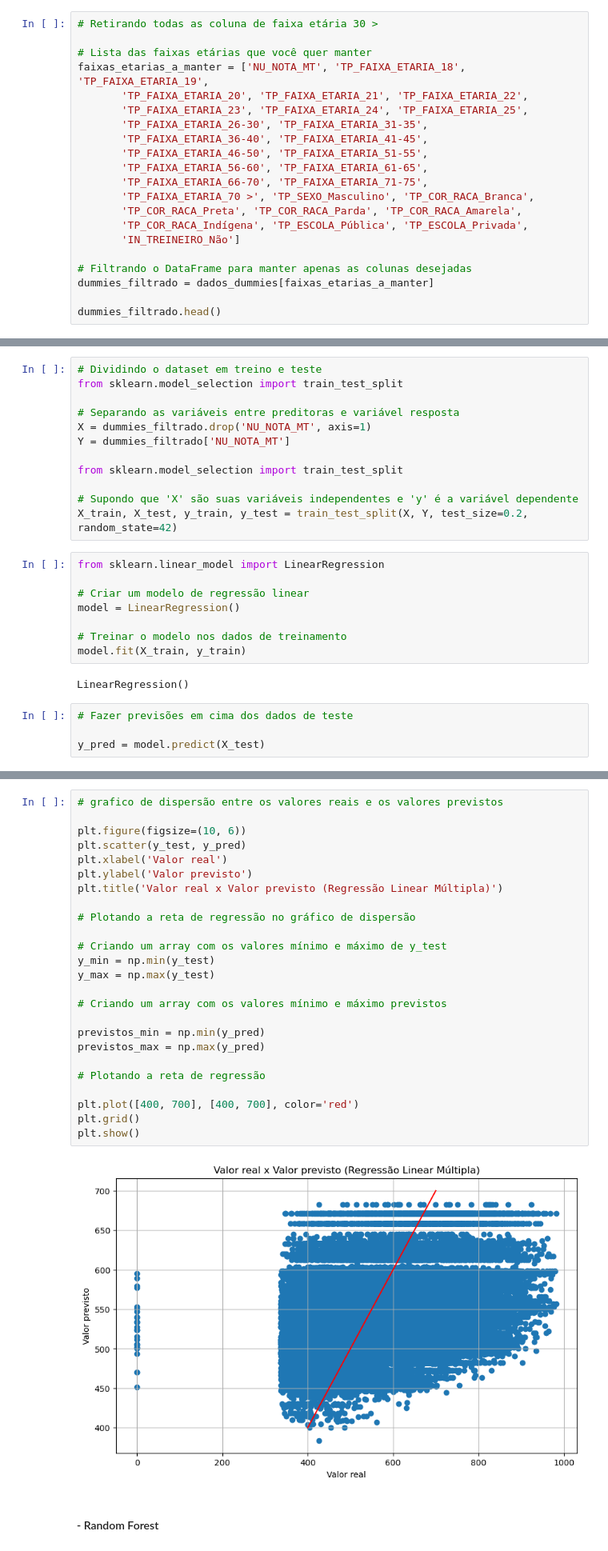
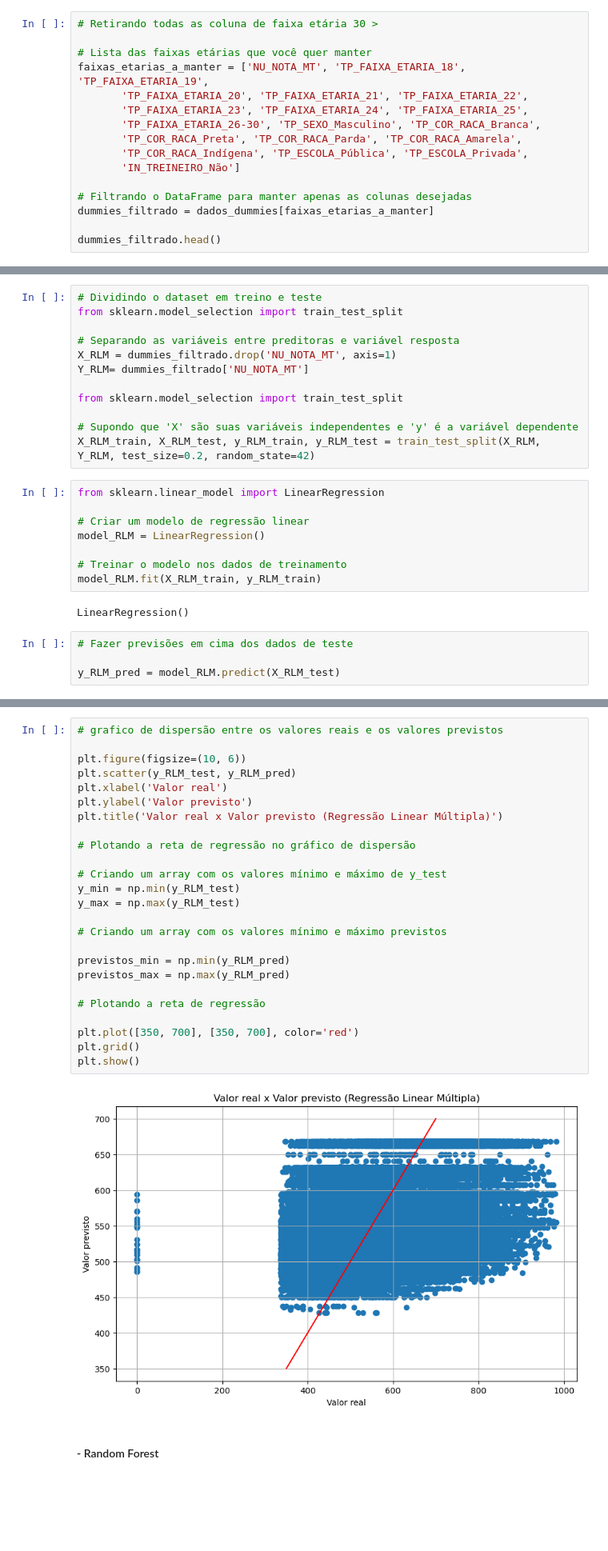
Before and after one commit to MateusMarinheiro18/Projeto-2-Ciencia-dos-Dados, a Jupyter notebook: principal.ipynb, the cells around one changed output, grey strips where cells are left out. Shown at 80% size. Cells and saved outputs as stored; diff of their text form; blank space fills up the shorter version.

```diff
--- a/principal.ipynb
+++ b/principal.ipynb
@@ -381,12 +375,7 @@ Index(['NU_NOTA_MT', 'TP_FAIXA_ETARIA_18', 'TP_FAIXA_ETARIA_19',
 faixas_etarias_a_manter = ['NU_NOTA_MT', 'TP_FAIXA_ETARIA_18', 'TP_FAIXA_ETARIA_19',
        'TP_FAIXA_ETARIA_20', 'TP_FAIXA_ETARIA_21', 'TP_FAIXA_ETARIA_22',
        'TP_FAIXA_ETARIA_23', 'TP_FAIXA_ETARIA_24', 'TP_FAIXA_ETARIA_25',
-       'TP_FAIXA_ETARIA_26-30', 'TP_FAIXA_ETARIA_31-35',
-       'TP_FAIXA_ETARIA_36-40', 'TP_FAIXA_ETARIA_41-45',
-       'TP_FAIXA_ETARIA_46-50', 'TP_FAIXA_ETARIA_51-55',
-       'TP_FAIXA_ETARIA_56-60', 'TP_FAIXA_ETARIA_61-65',
-       'TP_FAIXA_ETARIA_66-70', 'TP_FAIXA_ETARIA_71-75',
-       'TP_FAIXA_ETARIA_70 >', 'TP_SEXO_Masculino', 'TP_COR_RACA_Branca',
+       'TP_FAIXA_ETARIA_26-30', 'TP_SEXO_Masculino', 'TP_COR_RACA_Branca',
        'TP_COR_RACA_Preta', 'TP_COR_RACA_Parda', 'TP_COR_RACA_Amarela',
        'TP_COR_RACA_Indígena', 'TP_ESCOLA_Pública', 'TP_ESCOLA_Privada',
        'IN_TREINEIRO_Não']
@@ -475,27 +501,27 @@ Testando o Modelo
 from sklearn.model_selection import train_test_split
 
 # Separando as variáveis entre preditoras e variável resposta
-X = dummies_filtrado.drop('NU_NOTA_MT', axis=1)
-Y = dummies_filtrado['NU_NOTA_MT']
+X_RLM = dummies_filtrado.drop('NU_NOTA_MT', axis=1)
+Y_RLM= dummies_filtrado['NU_NOTA_MT']
 
 from sklearn.model_selection import train_test_split
 
 # Supondo que 'X' são suas variáveis independentes e 'y' é a variável dependente
-X_train, X_test, y_train, y_test = train_test_split(X, Y, test_size=0.2, random_state=42)
+X_RLM_train, X_RLM_test, y_RLM_train, y_RLM_test = train_test_split(X_RLM, Y_RLM, test_size=0.2, random_state=42)
 # %%
 from sklearn.linear_model import LinearRegression
 
 # Criar um modelo de regressão linear
-model = LinearRegression()
+model_RLM = LinearRegression()
 
 # Treinar o modelo nos dados de treinamento
-model.fit(X_train, y_train)
+model_RLM.fit(X_RLM_train, y_RLM_train)
 # %% [output]
 LinearRegression()
 # %%
 # Fazer previsões em cima dos dados de teste
 
-y_pred = model.predict(X_test)
+y_RLM_pred = model_RLM.predict(X_RLM_test)
 # %%
 from sklearn.metrics import r2_score, mean_absolute_error, mean_squared_error
 
@@ -517,30 +543,30 @@ RMSE: 106.1690
 # %%
 # grafico de dispersão entre os valores reais e os valores previstos
 
 plt.figure(figsize=(10, 6))
-plt.scatter(y_test, y_pred)
+plt.scatter(y_RLM_test, y_RLM_pred)
 plt.xlabel('Valor real')
 plt.ylabel('Valor previsto')
 plt.title('Valor real x Valor previsto (Regressão Linear Múltipla)')
 
 # Plotando a reta de regressão no gráfico de dispersão
 
 # Criando um array com os valores mínimo e máximo de y_test
-y_min = np.min(y_test)
-y_max = np.max(y_test)
+y_min = np.min(y_RLM_test)
+y_max = np.max(y_RLM_test)
 
 # Criando um array com os valores mínimo e máximo previstos
 
-previstos_min = np.min(y_pred)
-previstos_max = np.max(y_pred)
+previstos_min = np.min(y_RLM_pred)
+previstos_max = np.max(y_RLM_pred)
 
 # Plotando a reta de regressão
 
-plt.plot([400, 700], [400, 700], color='red')
+plt.plot([350, 700], [350, 700], color='red')
 plt.grid()
 plt.show()
 # %% [output]
-[figure, old version]
+[figure, new version]
 # %% [markdown]
 #### - Random Forest
 # %% [markdown]
```
Also changed, not shown: parts of 19 cells of this notebook.
